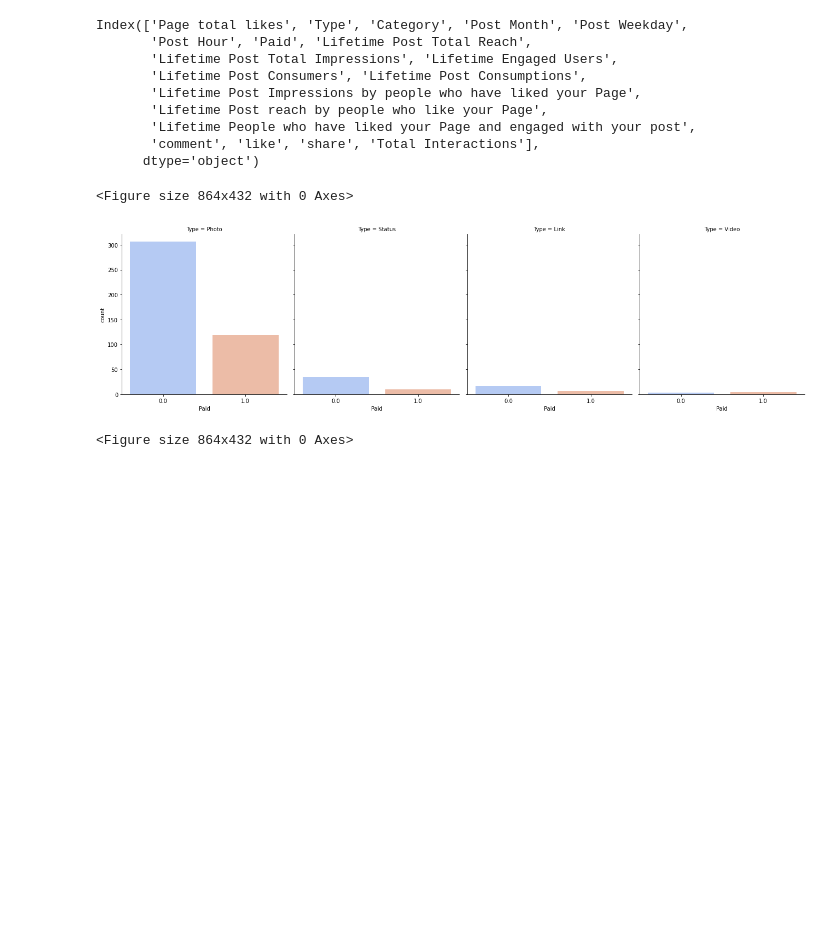
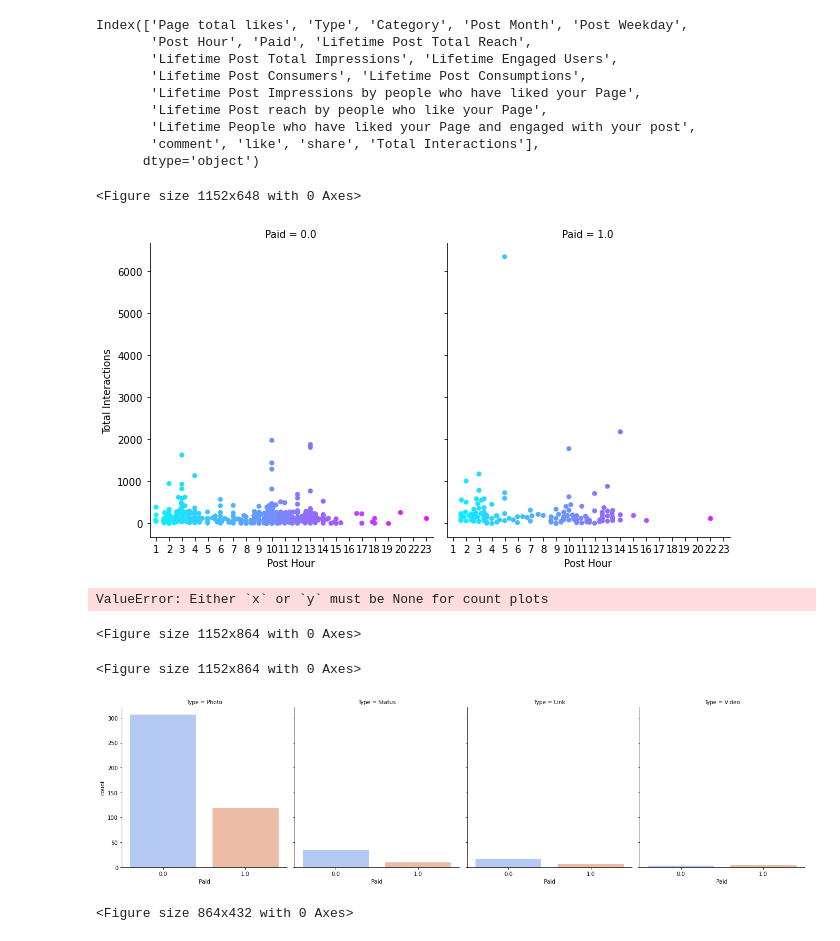
Before and after one commit to Sricha02/INTRO-TO-DATA-ANALYSIS, a Jupyter notebook: facebook.ipynb, the cells around one changed output. Drawn from its saved outputs; the diff is of its cells as text; code cells hidden in the pictures; blank space fills up the shorter version.

Commit message:
conclusion catplot graphs

```diff
--- a/facebook.ipynb
+++ b/facebook.ipynb
@@ -104,8 +104,35 @@ Index(['Page total likes', 'Type', 'Category', 'Post Month', 'Post Weekday',
        'Lifetime People who have liked your Page and engaged with your post',
        'comment', 'like', 'share', 'Total Interactions'],
       dtype='object')
+# %%
+fig = plt.figure(figsize = (16, 9))
+
+ax = sns.catplot("Post Hour", "Total Interactions",
+                 col = "Paid",
+                 data = df,
+                 kind = "swarm",
+                 palette = 'cool',
+                 aspect = .9,
+                );
+# %% [output]
+<Figure size 1152x648 with 0 Axes>
+[figure, added]
+# %%
+fig = plt.figure(figsize = (16, 12))
+
+ax = sns.catplot( "Total Interactions", "Type",
+                 col = "Paid",
+                 data = df,
+                 kind = "count",
+                 palette = 'coolwarm',
+                 aspect = .9,
+                );
+# %% [output]
+ValueError: Either `x` or `y` must be None for count plots
+<Figure size 1152x864 with 0 Axes>
 # %%
-fig = plt.figure(figsize = (12, 6))
+fig = plt.figure(figsize = (16, 12))
+
 ax = sns.catplot("Paid",
                  col = "Type",
                  data = df,
@@ -114,7 +141,7 @@ ax = sns.catplot("Paid",
                  aspect = .9,
                 );
 # %% [output]
-<Figure size 864x432 with 0 Axes>
+<Figure size 1152x864 with 0 Axes>
 [figure]
 # %%
 fig = plt.figure(figsize = (12, 6))
```
Also changed, not shown: parts of 1 cell of this notebook.
